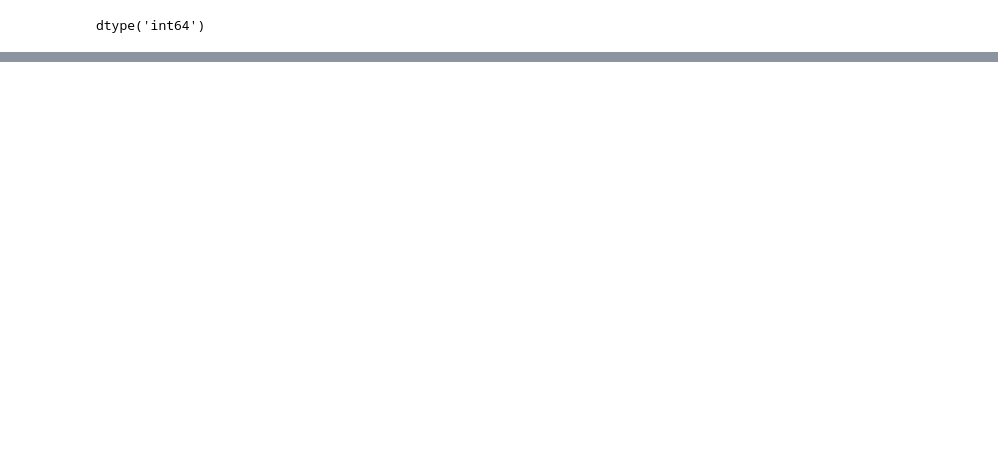
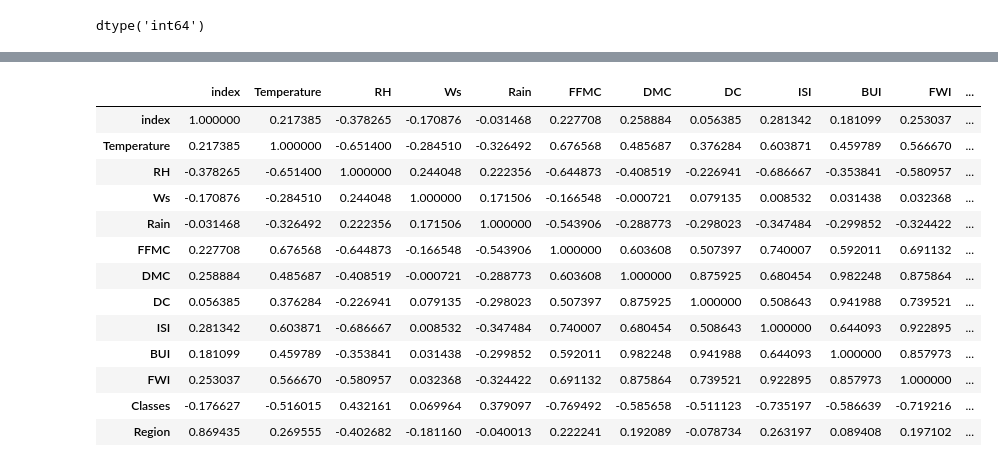
Before and after one commit to aishwarykesarwani/Data-Science, a Jupyter notebook: Udemy MLops/4-Ridge Lasso And Elasticnet/Ridge_Lasso.ipynb, the cells around one changed output, grey strips where cells are left out. Saved outputs shown, nothing was run; the diff lists cells and outputs as text; code cells hidden in the pictures; blank space fills up the shorter version.

```diff
--- a/Udemy MLops/4-Ridge Lasso And Elasticnet/Ridge_Lasso.ipynb
+++ b/Udemy MLops/4-Ridge Lasso And Elasticnet/Ridge_Lasso.ipynb
@@ -372,0 +367,17 @@ Name: count, dtype: float64
+# %%
+df.corr()
+# %% [output]
+|  | index | Temperature | RH | Ws | Rain | FFMC | DMC | DC | ISI | BUI | FWI | ... |
+| index | 1.000000 | 0.217385 | -0.378265 | -0.170876 | -0.031468 | 0.227708 | 0.258884 | 0.056385 | 0.281342 | 0.181099 | 0.253037 | ... |
+| Temperature | 0.217385 | 1.000000 | -0.651400 | -0.284510 | -0.326492 | 0.676568 | 0.485687 | 0.376284 | 0.603871 | 0.459789 | 0.566670 | ... |
+| RH | -0.378265 | -0.651400 | 1.000000 | 0.244048 | 0.222356 | -0.644873 | -0.408519 | -0.226941 | -0.686667 | -0.353841 | -0.580957 | ... |
+| Ws | -0.170876 | -0.284510 | 0.244048 | 1.000000 | 0.171506 | -0.166548 | -0.000721 | 0.079135 | 0.008532 | 0.031438 | 0.032368 | ... |
+| Rain | -0.031468 | -0.326492 | 0.222356 | 0.171506 | 1.000000 | -0.543906 | -0.288773 | -0.298023 | -0.347484 | -0.299852 | -0.324422 | ... |
+| FFMC | 0.227708 | 0.676568 | -0.644873 | -0.166548 | -0.543906 | 1.000000 | 0.603608 | 0.507397 | 0.740007 | 0.592011 | 0.691132 | ... |
+| DMC | 0.258884 | 0.485687 | -0.408519 | -0.000721 | -0.288773 | 0.603608 | 1.000000 | 0.875925 | 0.680454 | 0.982248 | 0.875864 | ... |
+| DC | 0.056385 | 0.376284 | -0.226941 | 0.079135 | -0.298023 | 0.507397 | 0.875925 | 1.000000 | 0.508643 | 0.941988 | 0.739521 | ... |
+| ISI | 0.281342 | 0.603871 | -0.686667 | 0.008532 | -0.347484 | 0.740007 | 0.680454 | 0.508643 | 1.000000 | 0.644093 | 0.922895 | ... |
+| BUI | 0.181099 | 0.459789 | -0.353841 | 0.031438 | -0.299852 | 0.592011 | 0.982248 | 0.941988 | 0.644093 | 1.000000 | 0.857973 | ... |
+| FWI | 0.253037 | 0.566670 | -0.580957 | 0.032368 | -0.324422 | 0.691132 | 0.875864 | 0.739521 | 0.922895 | 0.857973 | 1.000000 | ... |
+| Classes | -0.176627 | -0.516015 | 0.432161 | 0.069964 | 0.379097 | -0.769492 | -0.585658 | -0.511123 | -0.735197 | -0.586639 | -0.719216 | ... |
+| Region | 0.869435 | 0.269555 | -0.402682 | -0.181160 | -0.040013 | 0.222241 | 0.192089 | -0.078734 | 0.263197 | 0.089408 | 0.197102 | ... |
```
Also changed, not shown: parts of 14 cells of this notebook, 5 other files.
